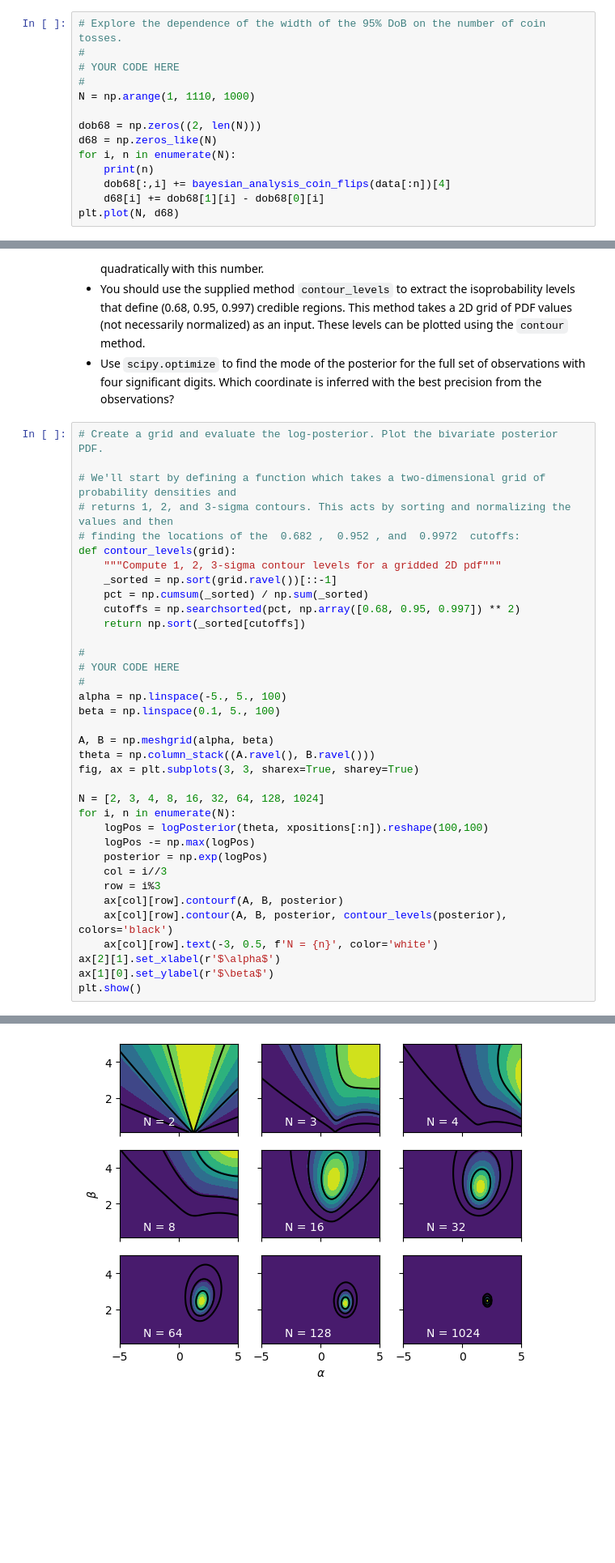
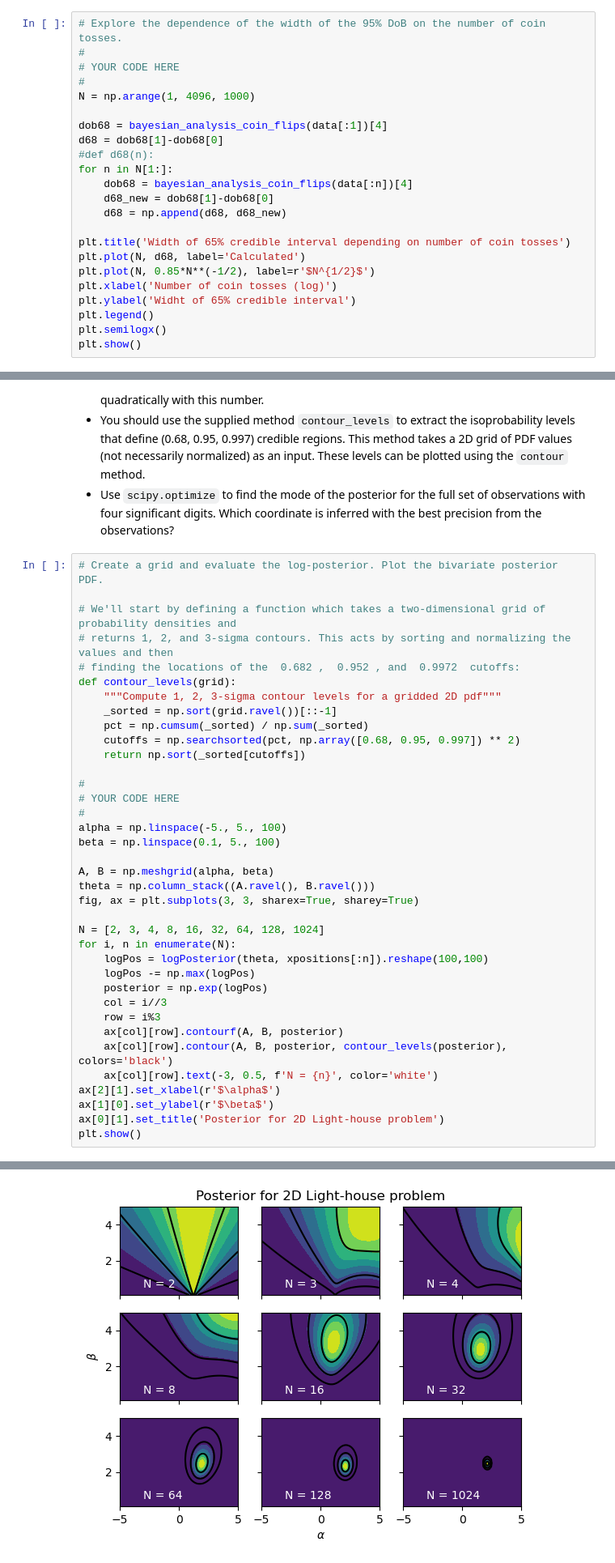
Before and after one commit to Action4/tif285, a Jupyter notebook: doc/pub/ProblemSets/Set2/TIF285_ps2_basic_problems.ipynb, the cells around one changed output, grey strips where cells are left out. Shown at 81% size. Saved outputs shown, nothing was run; the diff lists cells and outputs as text; blank space fills up the shorter version.

Commit message:
Finishing basic problemset. Starting extra problemset. Task 1 project.

```diff
--- a/doc/pub/ProblemSets/Set2/TIF285_ps2_basic_problems.ipynb
+++ b/doc/pub/ProblemSets/Set2/TIF285_ps2_basic_problems.ipynb
@@ -205,13 +199,22 @@ ValueError: The truth value of an array with more than one element is ambiguous.
 #
 # YOUR CODE HERE
 #
-N = np.arange(1, 1110, 1000)
+N = np.arange(1, 4096, 1000)
 
-dob68 = np.zeros((2, len(N)))
-d68 = np.zeros_like(N)
-for i, n in enumerate(N):
-    print(n)
-    dob68[:,i] += bayesian_analysis_coin_flips(data[:n])[4]
-    d68[i] += dob68[1][i] - dob68[0][i]
-plt.plot(N, d68)
+dob68 = bayesian_analysis_coin_flips(data[:1])[4]
+d68 = dob68[1]-dob68[0]
+#def d68(n):
+for n in N[1:]:
+    dob68 = bayesian_analysis_coin_flips(data[:n])[4]
+    d68_new = dob68[1]-dob68[0]
+    d68 = np.append(d68, d68_new)
+
+plt.title('Width of 65% credible interval depending on number of coin tosses')
+plt.plot(N, d68, label='Calculated')
+plt.plot(N, 0.85*N**(-1/2), label=r'$N^{1/2}$')
+plt.xlabel('Number of coin tosses (log)')
+plt.ylabel('Widht of 65% credible interval')
+plt.legend()
+plt.semilogx()
+plt.show()
 # %% [output]
@@ -368,5 +367,6 @@ for i, n in enumerate(N):
     ax[col][row].text(-3, 0.5, f'N = {n}', color='white')
 ax[2][1].set_xlabel(r'$\alpha$')
 ax[1][0].set_ylabel(r'$\beta$')
+ax[0][1].set_title('Posterior for 2D Light-house problem')
 plt.show()
 # %% [output]
@@ -373,4 +382,4 @@ plt.show()
-[figure, old version]
+[figure, new version]
 # %%
 # Find the MAP point (maximum a posteriori) for full data set.
 #
```
Also changed, not shown: parts of 19 cells of this notebook, 2 other files.
